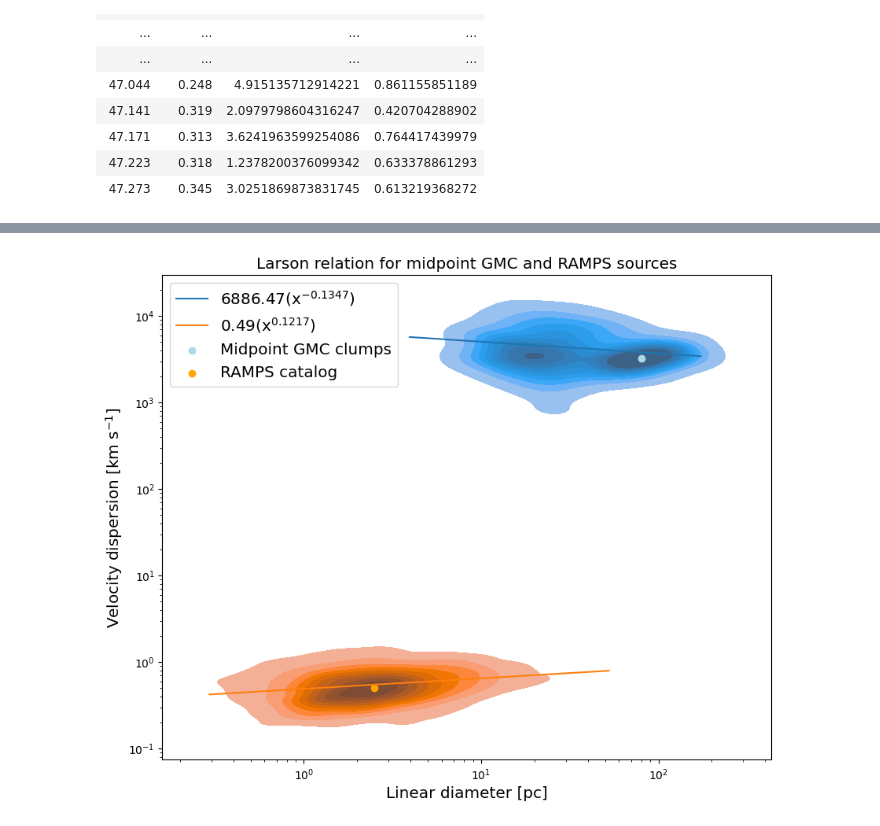
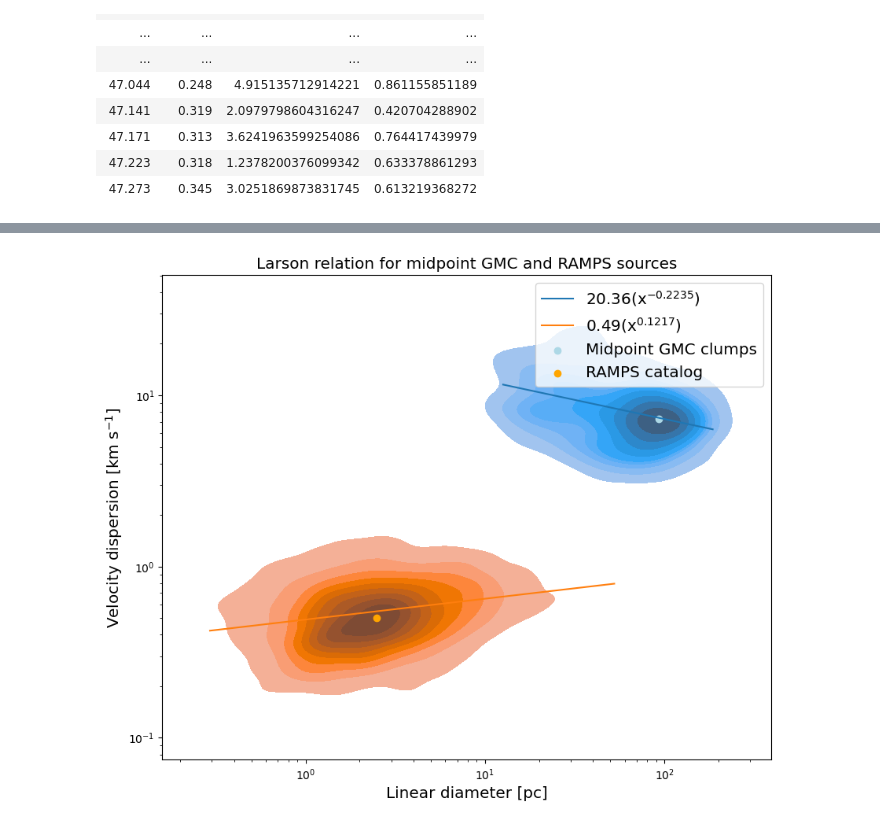
Before and after one commit to harrisonfwest/GBO-REU, a Jupyter notebook: Scripts/size_linewidth.ipynb, the cells around one changed output, grey strips where cells are left out. Drawn from its saved outputs; the diff is of its cells as text; code cells hidden in the pictures.

Commit message:
update plot

```diff
--- a/Scripts/size_linewidth.ipynb
+++ b/Scripts/size_linewidth.ipynb
@@ -11,8 +11,8 @@ from scipy.optimize import curve_fit
 FWHM_const = 2 * np.sqrt(2 * np.log(2))
 nu11 = 23.6944955e9
 
-size_convert = 1 # Conversion factor derived from comparing (crossmatching) ClumpFind outputs from RAMPS with RAMPS catalog
-linewidth_convert = 1
+size_convert = 1.5 # Conversion factor derived from comparing (crossmatching) ClumpFind outputs from RAMPS with RAMPS catalog
+linewidth_convert = 2.5
 # %%
 Cube = SpectralCube.read('/home/scratch/hfwest/Pilot/Data/Pilot_NH3_11_bl.fits') # Bring in spectral cube to obtain longitude, latitude, and V_LSR values from pixel values
 
@@ -26,7 +26,7 @@ def expFunc(x, a, b):
 # %% [output]
 WARNING: StokesWarning: Cube is a Stokes cube, returning spectral cube for I component [spectral_cube.io.core]
 # %%
-hdul = fits.open("/home/scratch/hfwest/Pilot/Results_ClumpFind/Pilot_cat.FIT")
+hdul = fits.open("/home/scratch/hfwest/Pilot/Results_ClumpFind/Pilot_07_cat.FIT")
 pilot_table = Table(hdul[1].data)
 pilot_table['Linear Size (pc)'] = np.zeros(len(pilot_table))
 pilot_table['sigma (km/s)'] = np.zeros(len(pilot_table))
@@ -34,6 +34,6 @@ pilot_table['Size1'] *= size_convert
 pilot_table['Size2'] *= size_convert
 for row in pilot_table:
     row['Linear Size (pc)'] = max(row['Size1'], row['Size2']) * x_channel_width * 7000 # Assumed distance to midpoint cloud: 7 kpc --> now in pc
-    row['sigma (km/s)'] = row['Size3'] * v_channel_width * linewidth_convert * (3e8 / nu11)
+    row['sigma (km/s)'] = row['Size3'] * v_channel_width * linewidth_convert * (3e8 / nu11) / 1000
 pilot_table
 # %% [output]
@@ -58,0 +59,3 @@ Table length=261
+# %%
+pilot_table.sort('Linear Size (pc)')
+pilot_table
@@ -79,3 +102,6 @@ Table length=2680
 | 47.171 | 0.313 | 3.6241963599254086 | 0.764417439979 |
 | 47.223 | 0.318 | 1.2378200376099342 | 0.633378861293 |
 | 47.273 | 0.345 | 3.0251869873831745 | 0.613219368272 |
+# %%
+ramps_table.sort('Linear Size (pc)')
+ramps_table
@@ -82,25 +128,28 @@ Table length=2680
 # %%
 plt.figure(figsize= (10, 8))
 
 plt.loglog()
+
+# plt.scatter(pilot_table['Linear Size (pc)'], pilot_table['sigma (km/s)'], label = 'Midpoint GMC clumps')
+# plt.scatter(ramps_table['Linear Size (pc)'], ramps_table['sigma (km/s)'], label = 'RAMPS catalog')
 
 sns.kdeplot(x = pilot_table['Linear Size (pc)'], y = pilot_table['sigma (km/s)'], fill= True)
 sns.kdeplot(x = ramps_table['Linear Size (pc)'], y = ramps_table['sigma (km/s)'], fill= True)
 
 pilotopt, pilotcov = curve_fit(expFunc, pilot_table['Linear Size (pc)'], pilot_table['sigma (km/s)'])
 rampsopt, rampscov = curve_fit(expFunc, ramps_table['Linear Size (pc)'], ramps_table['sigma (km/s)'])
 
 plt.plot([min(pilot_table['Linear Size (pc)']), max(pilot_table['Linear Size (pc)'])], [expFunc(min(pilot_table['Linear Size (pc)']), *pilotopt), expFunc(max(pilot_table['Linear Size (pc)']), *pilotopt)], label= '%.2f(x$^{%.4f}$)' % tuple(pilotopt))
 plt.plot([min(ramps_table['Linear Size (pc)']), max(ramps_table['Linear Size (pc)'])], [expFunc(min(ramps_table['Linear Size (pc)']), *rampsopt), expFunc(max(ramps_table['Linear Size (pc)']), *rampsopt)], label= '%.2f(x$^{%.4f}$)' % tuple(rampsopt))
 
-plt.scatter(80, 3.25e3, color = 'lightblue', label = 'Midpoint GMC clumps')
+plt.scatter(93, 7.3, color = 'lightblue', label = 'Midpoint GMC clumps')
 plt.scatter(2.5, .5, color = 'orange', label = 'RAMPS catalog')
 
 plt.title('Larson relation for midpoint GMC and RAMPS sources', fontsize= 'x-large')
 plt.legend(fontsize = 'x-large')
 plt.xlabel('Linear diameter [pc]', fontsize = 'x-large')
 plt.ylabel('Velocity dispersion [km s$^{-1}$]', fontsize = 'x-large')
 
 plt.show()
 # %% [output]
-[figure, old version]
+[figure, new version]
```
Also changed, not shown: parts of 3 cells of this notebook, 3 other files.
